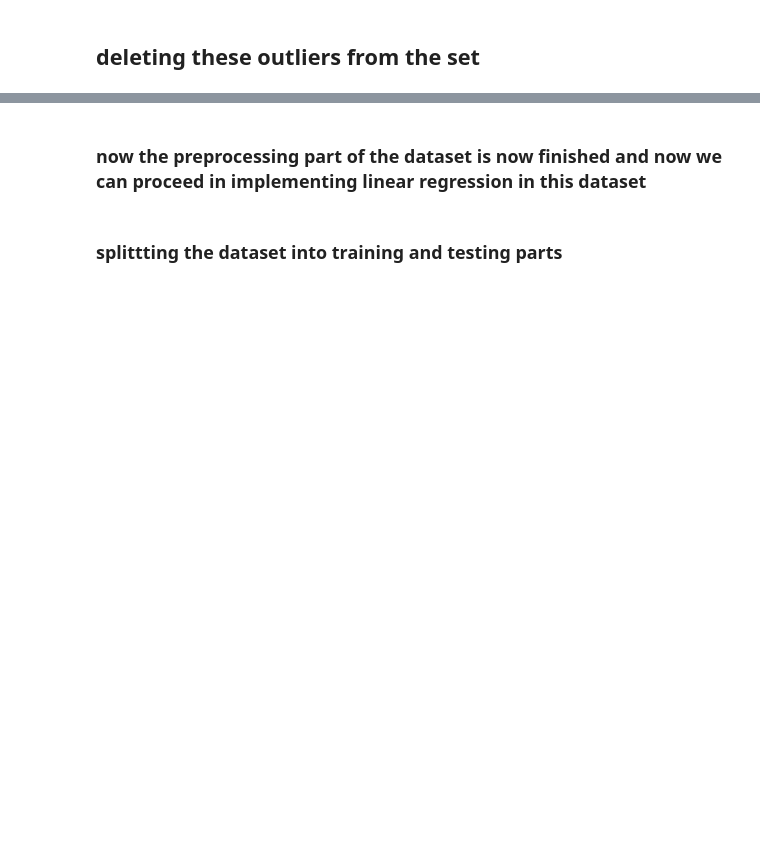
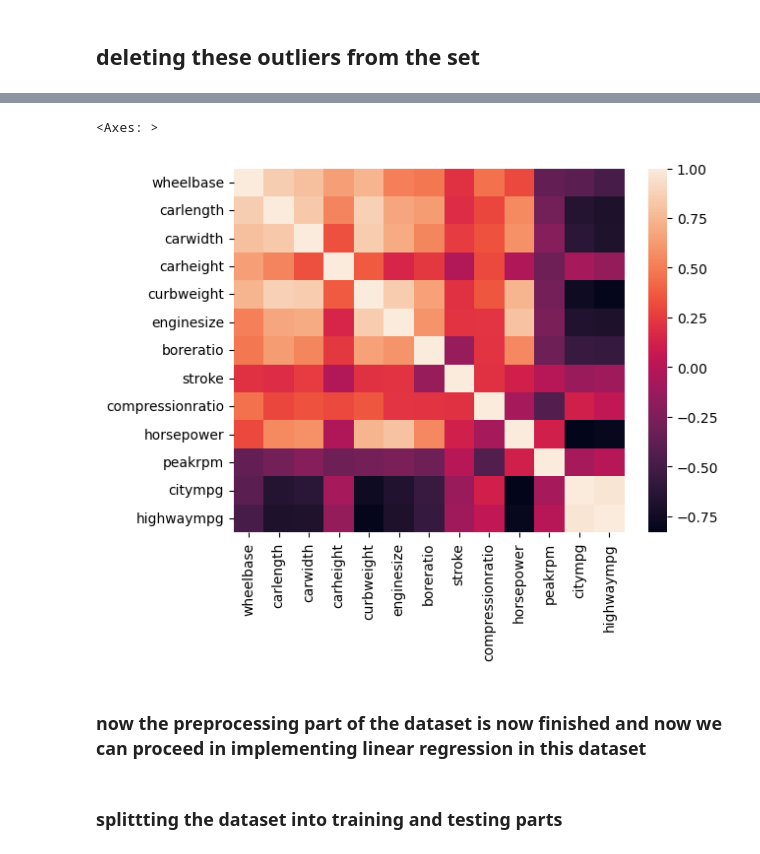
Before and after one commit to sitaramdubagunta/CarPricePrediction-LinearRegression, a Jupyter notebook: Untitled.ipynb, the cells around one changed output, grey strips where cells are left out. Cells and saved outputs as stored; diff of their text form; code cells hidden in the pictures; blank space fills up the shorter version.

```diff
--- a/Untitled.ipynb
+++ b/Untitled.ipynb
@@ -112,0 +113,6 @@ plt.tight_layout()
+# %%
+dfcorr = df.select_dtypes(include=['float64', 'int64']).corr()
+dfcorr = dfcorr.drop(['price'] )
+dfcorr = dfcorr.drop(['price'] , axis  = 1 )
+
+dfcorr
@@ -113,3 +138,9 @@ plt.tight_layout()
+# %%
+
+sns.heatmap(dfcorr)
+# %% [output]
+<Axes: >
+[figure, added]
 # %% [markdown]
 ### now the preprocessing part of the dataset is now finished and now we can proceed in implementing linear regression in this dataset
 # %% [markdown]
```
Also changed, not shown: parts of 12 cells of this notebook.
